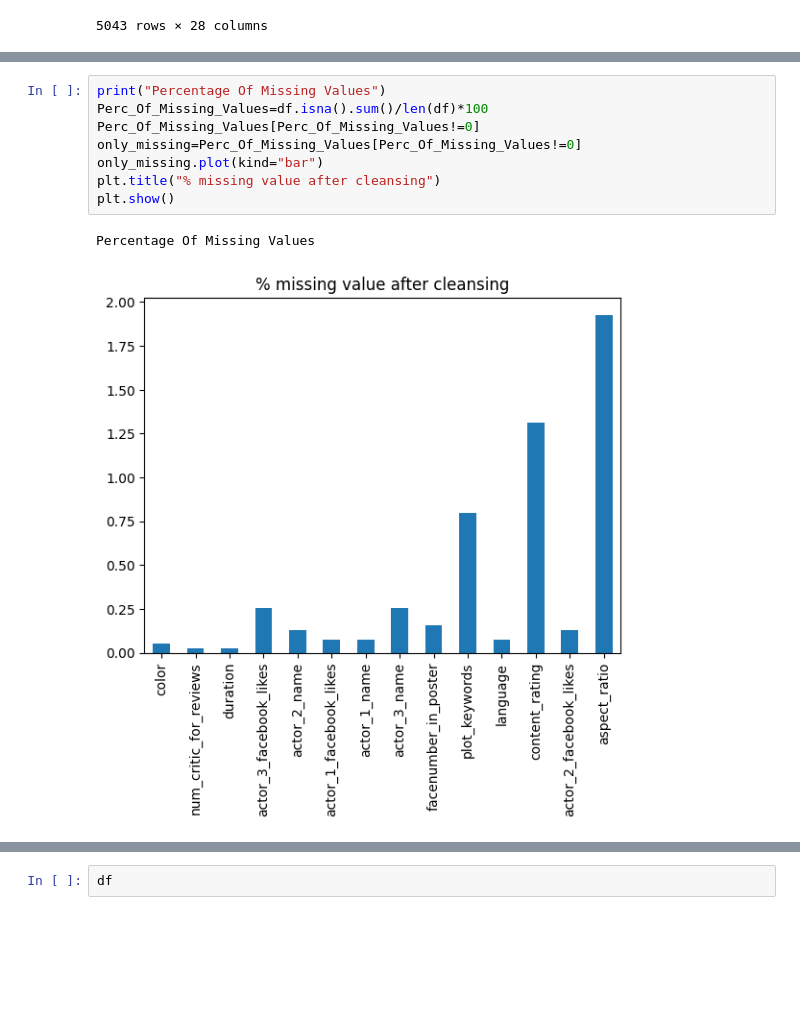
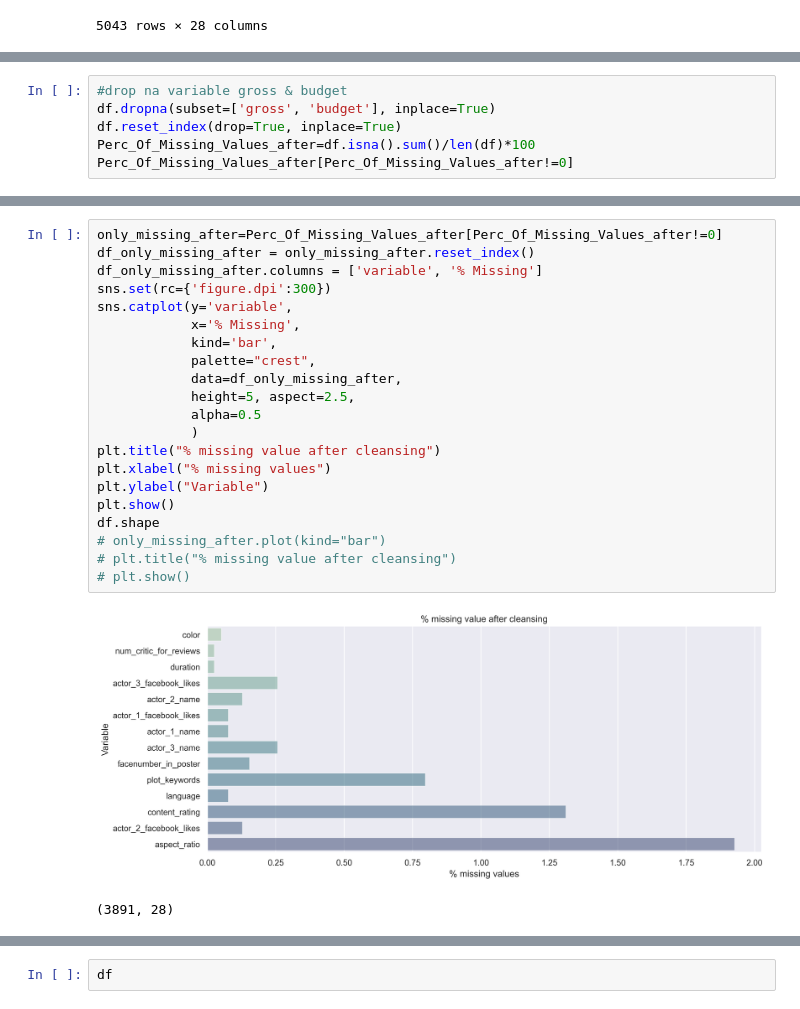
Before and after one commit to pongsapaks/DADS5001, a Jupyter notebook: IMDB.ipynb, the cells around one changed output, grey strips where cells are left out. Cells and saved outputs as stored; diff of their text form; blank space fills up the shorter version.

```diff
--- a/IMDB.ipynb
+++ b/IMDB.ipynb
@@ -66,0 +81,6 @@ df.reset_index(drop=True, inplace=True)
+# %%
+#drop na variable gross & budget
+df.dropna(subset=['gross', 'budget'], inplace=True)
+df.reset_index(drop=True, inplace=True)
+Perc_Of_Missing_Values_after=df.isna().sum()/len(df)*100
+Perc_Of_Missing_Values_after[Perc_Of_Missing_Values_after!=0]
@@ -67,11 +103,24 @@ df.reset_index(drop=True, inplace=True)
 # %%
-print("Percentage Of Missing Values")
-Perc_Of_Missing_Values=df.isna().sum()/len(df)*100
-Perc_Of_Missing_Values[Perc_Of_Missing_Values!=0]
-only_missing=Perc_Of_Missing_Values[Perc_Of_Missing_Values!=0]
-only_missing.plot(kind="bar")
+only_missing_after=Perc_Of_Missing_Values_after[Perc_Of_Missing_Values_after!=0]
+df_only_missing_after = only_missing_after.reset_index()
+df_only_missing_after.columns = ['variable', '% Missing']
+sns.set(rc={'figure.dpi':300})
+sns.catplot(y='variable',
+            x='% Missing',
+            kind='bar',
+            palette="crest",
+            data=df_only_missing_after,
+            height=5, aspect=2.5,
+            alpha=0.5
+            )
 plt.title("% missing value after cleansing")
+plt.xlabel("% missing values")
+plt.ylabel("Variable")
 plt.show()
+df.shape
+# only_missing_after.plot(kind="bar")
+# plt.title("% missing value after cleansing")
+# plt.show()
 # %% [output]
+[figure, new version]
-Percentage Of Missing Values
+(3891, 28)
-[figure, old version]
```
Also changed, not shown: parts of 16 cells of this notebook.
